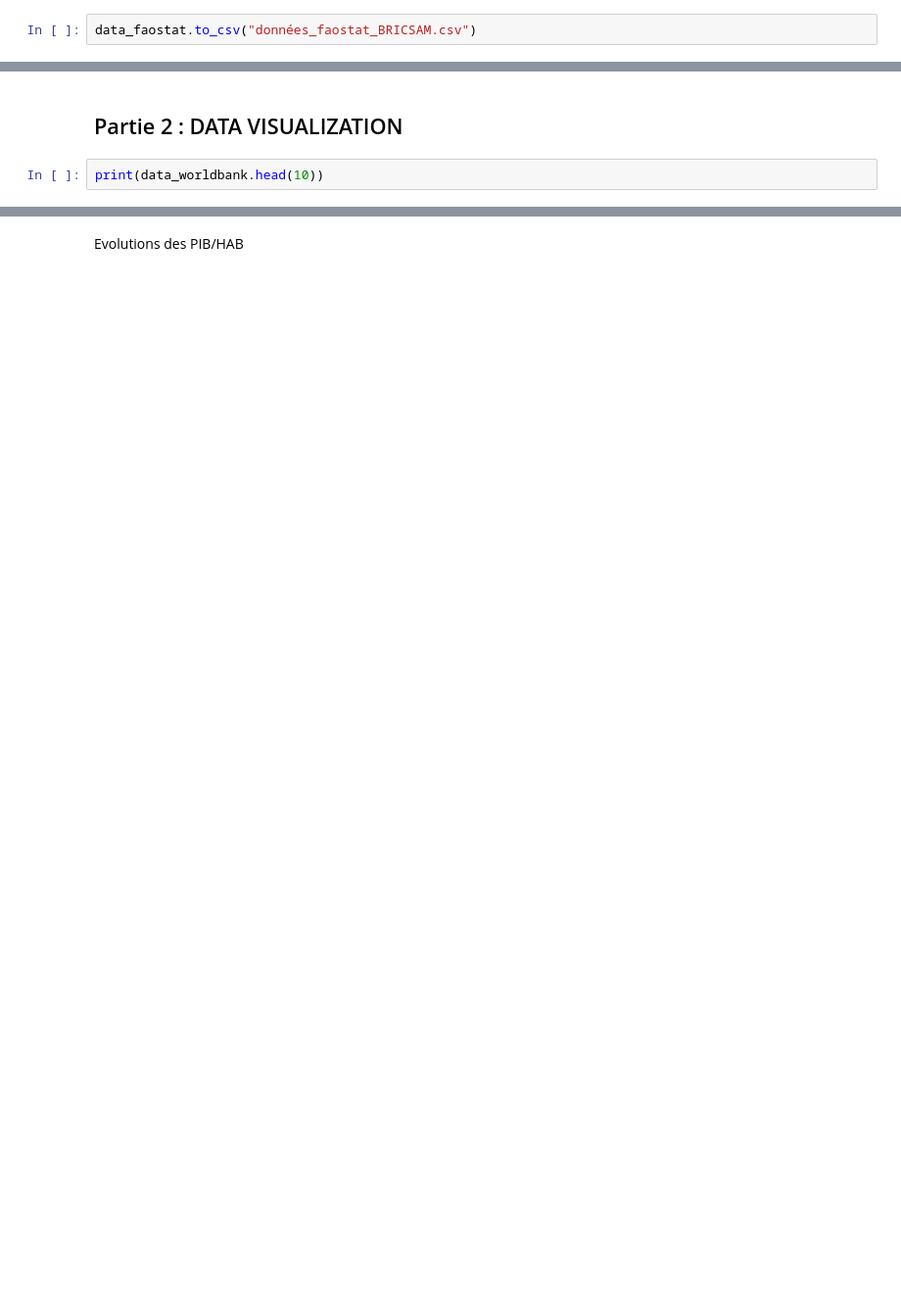
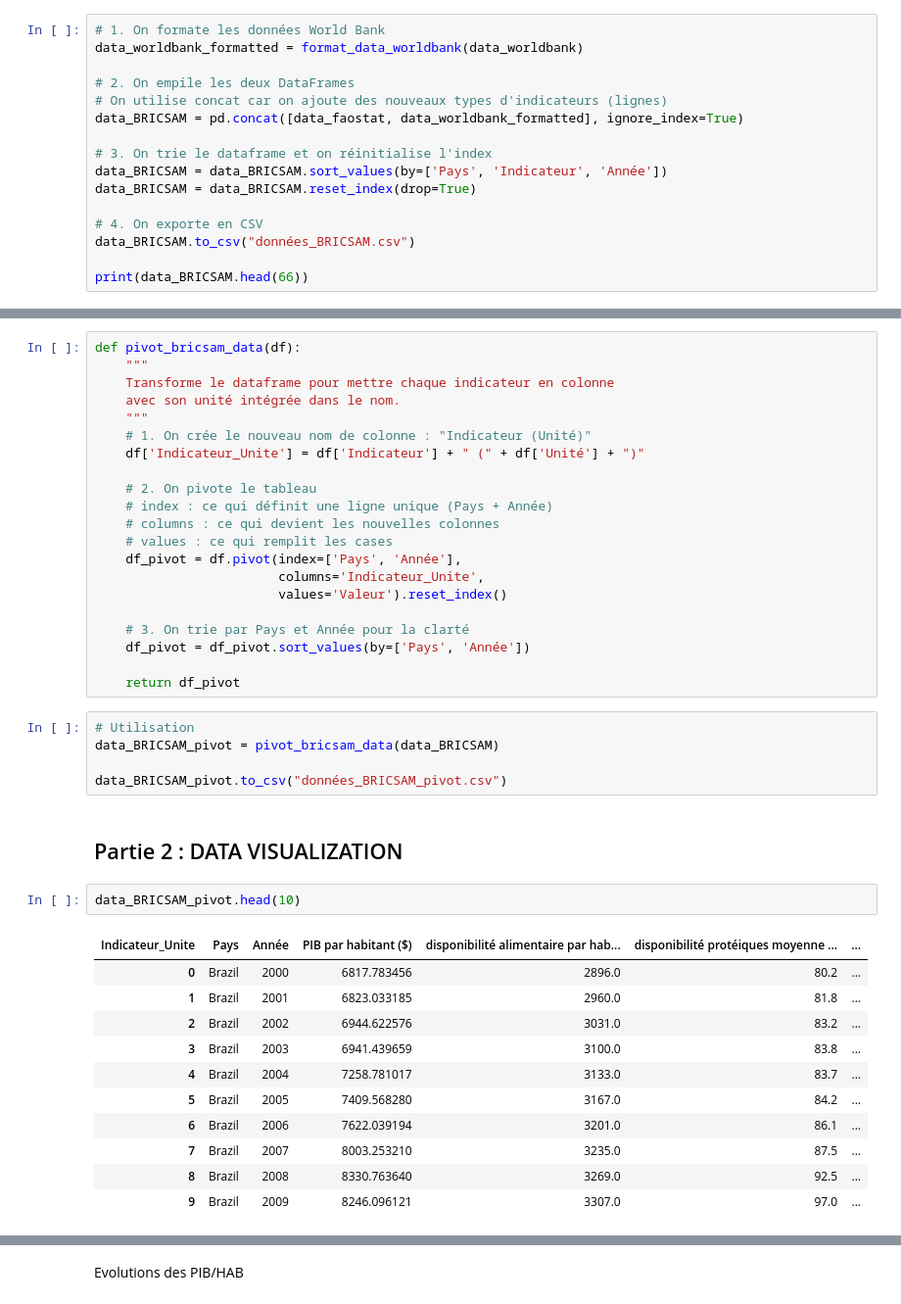
Before and after one commit to yczk9/projet_py4ds_Reis_Crapsky, a Jupyter notebook: Notebook_principal.ipynb, the cells around one changed output, grey strips where cells are left out. Shown at 98% size. Drawn from its saved outputs; the diff is of its cells as text; blank space fills up the shorter version.

Commit message:
creation du dataframe final

```diff
--- a/Notebook_principal.ipynb
+++ b/Notebook_principal.ipynb
@@ -123,2 +309,16 @@ Finalement, on exporte le dataframe en un fichier csv pour ne pas s'embeter à r
 # %%
-data_faostat.to_csv("données_faostat_BRICSAM.csv")
+# 1. On formate les données World Bank
+data_worldbank_formatted = format_data_worldbank(data_worldbank)
+
+# 2. On empile les deux DataFrames
+# On utilise concat car on ajoute des nouveaux types d'indicateurs (lignes)
+data_BRICSAM = pd.concat([data_faostat, data_worldbank_formatted], ignore_index=True)
+
+# 3. On trie le dataframe et on réinitialise l'index
+data_BRICSAM = data_BRICSAM.sort_values(by=['Pays', 'Indicateur', 'Année'])
+data_BRICSAM = data_BRICSAM.reset_index(drop=True)
+
+# 4. On exporte en CSV
+data_BRICSAM.to_csv("données_BRICSAM.csv")
+
+print(data_BRICSAM.head(66))
@@ -125,4 +345,42 @@ data_faostat.to_csv("données_faostat_BRICSAM.csv")
+# %%
+def pivot_bricsam_data(df):
+    """
+    Transforme le dataframe pour mettre chaque indicateur en colonne
+    avec son unité intégrée dans le nom.
+    """
+    # 1. On crée le nouveau nom de colonne : "Indicateur (Unité)"
+    df['Indicateur_Unite'] = df['Indicateur'] + " (" + df['Unité'] + ")"
+
+    # 2. On pivote le tableau
+    # index : ce qui définit une ligne unique (Pays + Année)
+    # columns : ce qui devient les nouvelles colonnes
+    # values : ce qui remplit les cases
+    df_pivot = df.pivot(index=['Pays', 'Année'],
+                        columns='Indicateur_Unite',
+                        values='Valeur').reset_index()
+
+    # 3. On trie par Pays et Année pour la clarté
+    df_pivot = df_pivot.sort_values(by=['Pays', 'Année'])
+
+    return df_pivot
+# %%
+# Utilisation
+data_BRICSAM_pivot = pivot_bricsam_data(data_BRICSAM)
+
+data_BRICSAM_pivot.to_csv("données_BRICSAM_pivot.csv")
 # %% [markdown]
 ## Partie 2 : DATA VISUALIZATION
 # %%
-print(data_worldbank.head(10))
+data_BRICSAM_pivot.head(10)
+# %% [output]
+| Indicateur_Unite | Pays | Année | PIB par habitant ($) | disponibilité alimentaire par hab... | disponibilité protéiques moyenne ... | ... |
+| 0 | Brazil | 2000 | 6817.783456 | 2896.0 | 80.2 | ... |
+| 1 | Brazil | 2001 | 6823.033185 | 2960.0 | 81.8 | ... |
+| 2 | Brazil | 2002 | 6944.622576 | 3031.0 | 83.2 | ... |
+| 3 | Brazil | 2003 | 6941.439659 | 3100.0 | 83.8 | ... |
+| 4 | Brazil | 2004 | 7258.781017 | 3133.0 | 83.7 | ... |
+| 5 | Brazil | 2005 | 7409.568280 | 3167.0 | 84.2 | ... |
+| 6 | Brazil | 2006 | 7622.039194 | 3201.0 | 86.1 | ... |
+| 7 | Brazil | 2007 | 8003.253210 | 3235.0 | 87.5 | ... |
+| 8 | Brazil | 2008 | 8330.763640 | 3269.0 | 92.5 | ... |
+| 9 | Brazil | 2009 | 8246.096121 | 3307.0 | 97.0 | ... |
```
Also changed, not shown: parts of 25 cells of this notebook, 5 other files.
